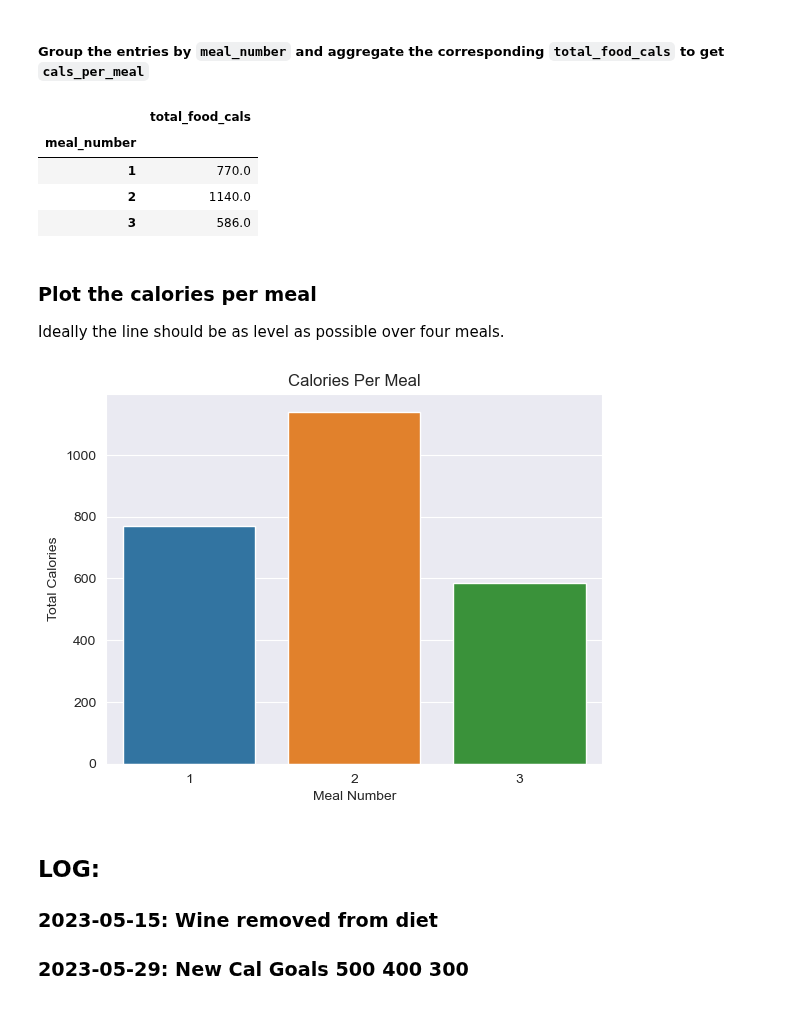
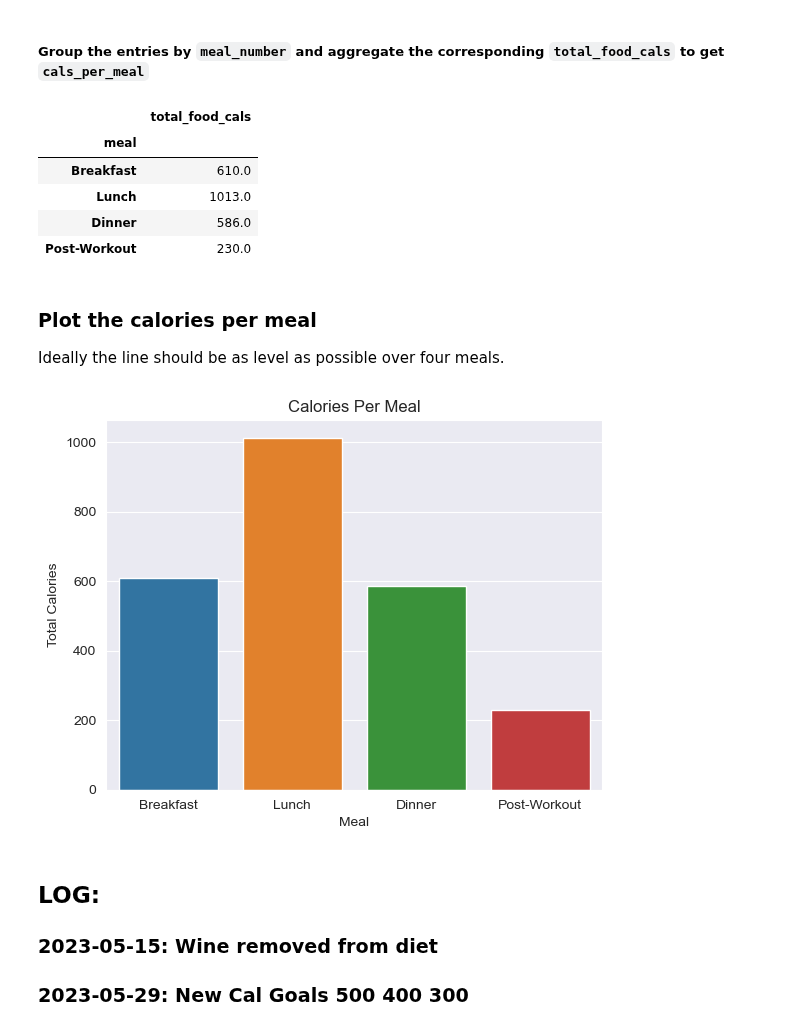
Before and after one commit to Artuk009/NewDIetAndExercise, a Jupyter notebook: Diet_Stuff/sql_update_diet.ipynb, the cells around one changed output. Drawn from its saved outputs; the diff is of its cells as text; code cells hidden in the pictures.

Commit message:
Updated food entry section

```diff
--- a/Diet_Stuff/sql_update_diet.ipynb
+++ b/Diet_Stuff/sql_update_diet.ipynb
@@ -273,0 +260,11 @@ updated_foods.tail()
+# %%
+updated_foods = pd.read_sql(
+    '''
+    SELECT f.id, d.date, m.meal, f.food_name, f.servings, f.carbs, f.fats, f.proteins, f.calories
+    FROM meals m
+    INNER JOIN foods f on f.meal_id = m.id
+    INNER JOIN dates_2023 d on d.id = m.date_id
+    ORDER BY f.id
+    ''',
+    sql_connection)
+updated_foods.tail()
@@ -392,23 +382,24 @@ today
 # %% [markdown]
 ##### Group the entries by `meal_number` and aggregate the corresponding `total_food_cals` to get `cals_per_meal`
 # %%
-cals_per_meal = today.groupby(today['meal_number']).aggregate({'total_food_cals': 'sum'})
+cals_per_meal = today.groupby(today['meal'], sort=False).aggregate({'total_food_cals': 'sum'})
 cals_per_meal.reset_index()
 cals_per_meal
 # %% [output]
 |  | total_food_cals |
-| meal_number |  |
-| 1 | 770.0 |
-| 2 | 1140.0 |
-| 3 | 586.0 |
+| meal |  |
+| Breakfast | 610.0 |
+| Lunch | 1013.0 |
+| Dinner | 586.0 |
+| Post-Workout | 230.0 |
 # %% [markdown]
 ### Plot the calories per meal
 Ideally the line should be as level as possible over four meals.
 # %%
 fig = sns.barplot(data=cals_per_meal, x=cals_per_meal.index,y='total_food_cals')
-fig.set(title="Calories Per Meal", xlabel="Meal Number", ylabel="Total Calories");
+fig.set(title="Calories Per Meal", xlabel="Meal", ylabel="Total Calories");
 # %% [output]
-[figure, old version]
+[figure, new version]
 # %% [markdown]
 ## LOG:
 ### 2023-05-15: Wine removed from diet
```
Also changed, not shown: parts of 10 cells of this notebook, 1 other file.
